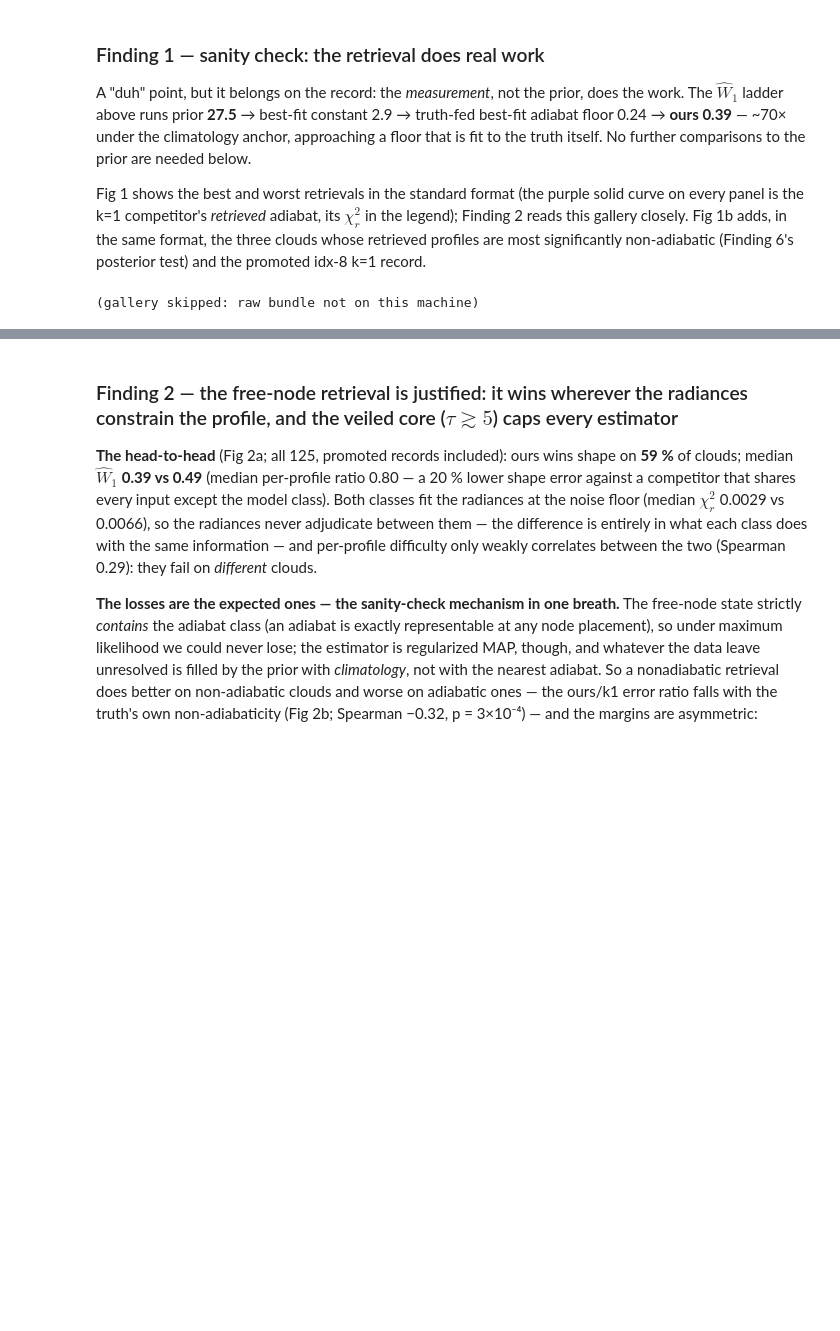
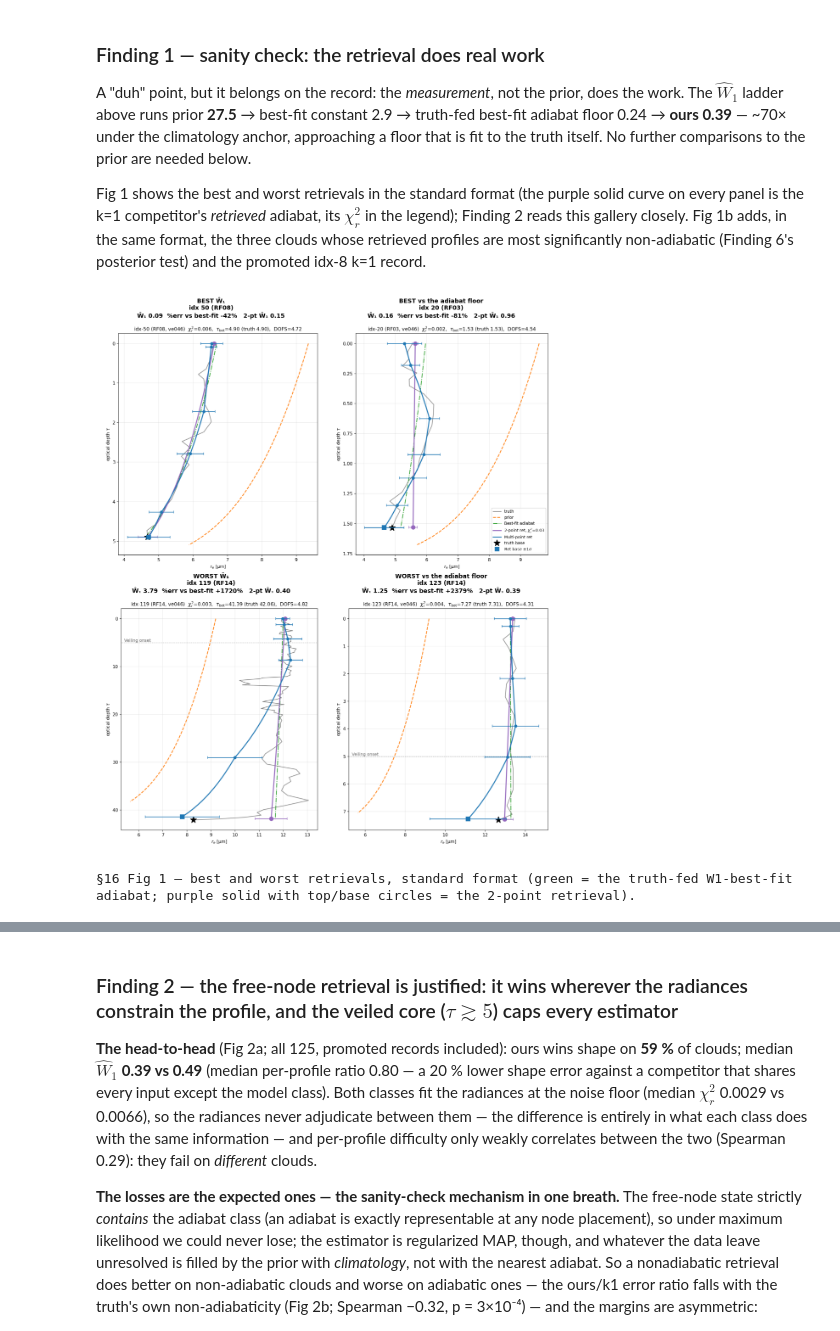
Before and after one commit to dhjx1996/Pythonic-DISORT_inhomogeneous_atmosphere, a Jupyter notebook: docs/riccati_solver_VOCALS_retrieval.ipynb, the cells around one changed output, grey strips where cells are left out. Saved outputs shown, nothing was run; the diff lists cells and outputs as text; code cells hidden in the pictures; blank space fills up the shorter version.

```diff
--- a/docs/riccati_solver_VOCALS_retrieval.ipynb
+++ b/docs/riccati_solver_VOCALS_retrieval.ipynb
@@ -1545,34 +1553,35 @@ Fig 1 shows the best and worst retrievals in the standard format (the purple sol
 # %%
 # [SUPERSEDED]
 
 # §16 Fig 1 — best / worst retrieval gallery in the DEFAULT single-profile format
 # (scripts/plot_retrieved_profile.py: truth, prior, W1-best-fit adiabat, retrieved ±1σ, bases,
-# + the k=1 competitor overlay, purple solid, its χ²ᵣ in the legend).
+# + the 2-point-retrieval overlay, purple solid, its χ²ᵣ in the legend).
 # Four panels: best Ŵ₁, best vs the adiabat floor, worst Ŵ₁, worst vs the floor — falling back
 # to the 2nd-ranked floor pick when it coincides with the Ŵ₁ pick.
 if ROWS and CANON_DIR is not None:
     order_pct = np.argsort(PW_FR)
     order_err = np.argsort(PCTERR)
-    _k1lab = (lambda i: f'  2-point ret Ŵ₁ {PW_K1[i]:.2f}') if K1R else (lambda i: '')
-    _lab = lambda i, what: (f"{what}\nidx {A[i]['index']} ({A[i]['flight']})  "
+    _k1lab = (lambda i: f'   2-pt Ŵ₁ {PW_K1[i]:.2f}') if K1R else (lambda i: '')
+    _lab = lambda i, what: (f"{what}\nidx {A[i]['index']} ({A[i]['flight']})\n"
                             f"Ŵ₁ {A[i]['pct_w1']:.2f}  %err vs best-fit {PCTERR[i]:+.0f}%{_k1lab(i)}"
                             + (f"\n[{PROV_FLAG[A[i]['index']]}]" if A[i]['index'] in PROV_FLAG else ''))
     best, worst = order_pct[0], order_pct[-1]
     bf = order_err[0] if A[order_err[0]]['index'] != A[best]['index'] else order_err[1]
     wf = order_err[-1] if A[order_err[-1]]['index'] != A[worst]['index'] else order_err[-2]
     picks = [(A[best]['index'], _lab(best, 'BEST Ŵ₁')),
              (A[bf]['index'], _lab(bf, 'BEST vs the adiabat floor'
                                        + (' (2nd best, dedup)' if bf != order_err[0] else ''))),
              (A[worst]['index'], _lab(worst, 'WORST Ŵ₁')),
              (A[wf]['index'], _lab(wf, 'WORST vs the adiabat floor'
                                        + (' (2nd worst, dedup)' if wf != order_err[-1] else '')))]
-    profile_montage(picks, ncol=2)
+    profile_montage(picks, ncol=2, legends=[False, True, False, False])
     print('§16 Fig 1 — best and worst retrievals, standard format (green = the truth-fed W1-best-fit '
-          'adiabat; purple solid with top/base circles = the k=1 RETRIEVED adiabat competitor).')
+          'adiabat; purple solid with top/base circles = the 2-point retrieval).')
 elif ROWS:
     print('(gallery skipped: raw bundle not on this machine)')
 # %% [output]
+[figure, added]
-(gallery skipped: raw bundle not on this machine)
+§16 Fig 1 — best and worst retrievals, standard format (green = the truth-fed W1-best-fit adiabat; purple solid with top/base circles = the 2-point retrieval).
 # %%
 # [SUPERSEDED]
 
```
Also changed, not shown: parts of 10 cells of this notebook, 5 other files.
